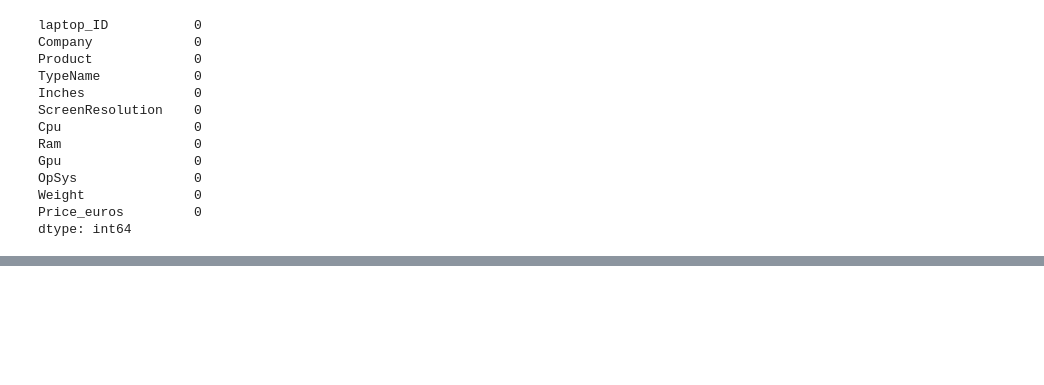
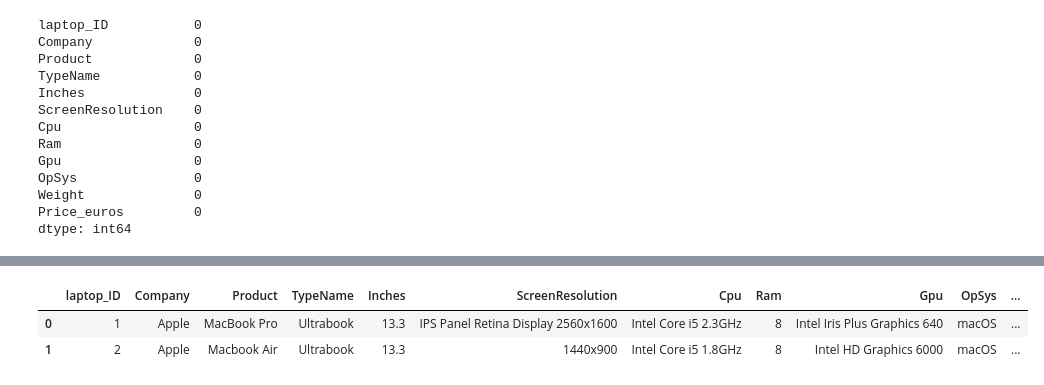
Before and after one commit to oshengeenath/Laptop-Price-predictor, a Jupyter notebook: Model building/model building.ipynb, the cells around one changed output, grey strips where cells are left out. Saved outputs shown, nothing was run; the diff lists cells and outputs as text; code cells hidden in the pictures; blank space fills up the shorter version.

```diff
--- a/Model building/model building.ipynb
+++ b/Model building/model building.ipynb
@@ -33,0 +119,7 @@ dtype: int64
+# %%
+def add_company(input):
+    if input == "Samsung" or input == "Razer" or input == "Mediacom" or input == "Microsoft" or input == "Xiaomi" or input == "Vero" or input == "Chuwi" or input == "Google" or input == "Fujitsu" or input == "LG" or input == "Huawei":
+        return "Other"
+    else:
+        return input
+dataset['Company'] = dataset['Company'].apply(add_company)
@@ -33,0 +159,9 @@ dtype: int64
+# %%
+dataset['Touchscreen'] = dataset["ScreenResolution"].apply(lambda x:1 if "Touchscreen" in x else 0)
+dataset['IPS'] = dataset["ScreenResolution"].apply(lambda x:1 if "IPS" in x else 0)
+# %%
+dataset.head(2)
+# %% [output]
+|  | laptop_ID | Company | Product | TypeName | Inches | ScreenResolution | Cpu | Ram | Gpu | OpSys | ... |
+| 0 | 1 | Apple | MacBook Pro | Ultrabook | 13.3 | IPS Panel Retina Display 2560x1600 | Intel Core i5 2.3GHz | 8 | Intel Iris Plus Graphics 640 | macOS | ... |
+| 1 | 2 | Apple | Macbook Air | Ultrabook | 13.3 | 1440x900 | Intel Core i5 1.8GHz | 8 | Intel HD Graphics 6000 | macOS | ... |
```
Also changed, not shown: parts of 27 cells of this notebook.
